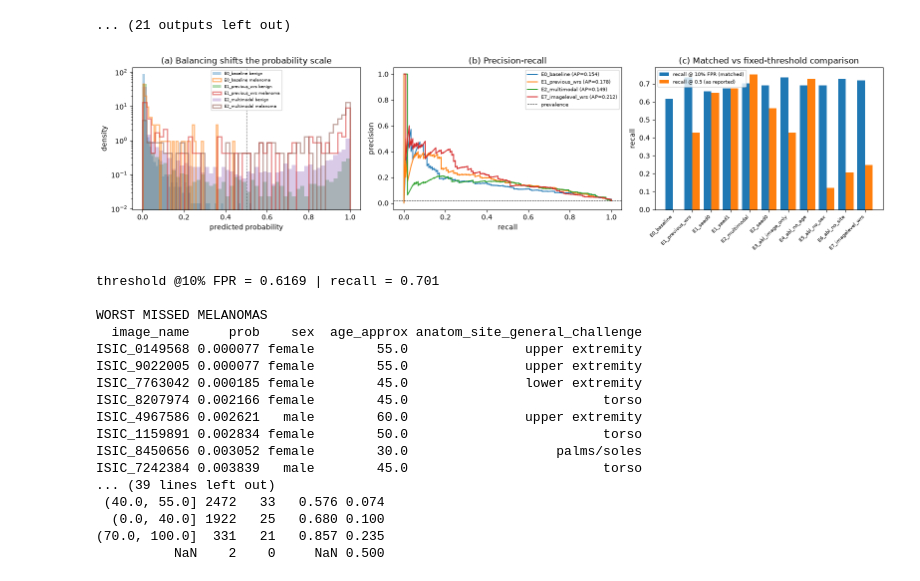
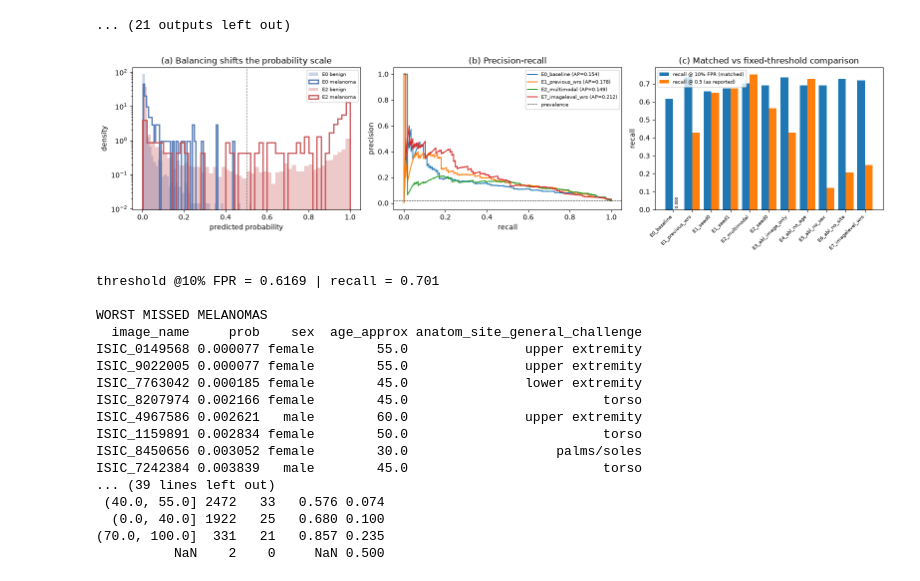
Before and after one commit to dskarthik123/Melanoma-Classification-Karthik, a Jupyter notebook: Melanoma-Classification-Karthik.ipynb, the cells around one changed output. Saved outputs shown, nothing was run; the diff lists cells and outputs as text; code cells hidden in the pictures.

Commit message:
improved the calibration figure readability, annotate zero-recall bar

```diff
--- a/Melanoma-Classification-Karthik.ipynb
+++ b/Melanoma-Classification-Karthik.ipynb
@@ -271,42 +271,47 @@ Warning: You are sending unauthenticated requests to the HF Hub. Please set a HF
 {"epoch": 1, "train_loss": 0.07024382837783154, "roc_auc": 0.8889460002363228, "pr_auc": 0.15348613494424015, "recall": 0.4188034188034188, "secs": 133.6}
 {"epoch": 2, "train_loss": 0.039492243986730326, "roc_auc": 0.8769926608636285, "pr_auc": 0.16219745209868738, "recall": 0.4358974358974359, "secs": 132.5}
 ... (21 outputs left out)
-# %%
-fig, ax = plt.subplots(1, 3, figsize=(16, 4.2))
-sel = ["E0_baseline", "E1_previous_wrs", "E2_multimodal"]
-
-# (a) where the probability mass actually sits
-for i, k in enumerate(sel):
-    z = preds[k]; y, p = z["y"], z["p"]
-    ax[0].hist(p[y==0], bins=50, alpha=.35, density=True, label=f"{k} benign")
-    ax[0].hist(p[y==1], bins=50, alpha=.55, density=True, histtype="step",
-               lw=1.8, label=f"{k} melanoma")
-ax[0].axvline(.5, color="k", ls=":", lw=.8)
-ax[0].set(xlabel="predicted probability", ylabel="density", yscale="log",
-          title="(a) Balancing shifts the probability scale")
-ax[0].legend(fontsize=6)
-
-# (b) PR curves — the honest view at 1.76% prevalence
-for k in sel + ["E7_imagelevel_wrs"]:
-    z = preds[k]; pr, rc, _ = precision_recall_curve(z["y"], z["p"])
-    ax[1].plot(rc, pr, lw=1.4, label=f"{k} (AP={auc(rc,pr):.3f})")
-ax[1].axhline(0.0176, color="k", ls="--", lw=.7, label="prevalence")
-ax[1].set(xlabel="recall", ylabel="precision", title="(b) Precision-recall")
-ax[1].legend(fontsize=7)
-
-# (c) the confound, quantified
-m = matched.set_index("exp")
-x = np.arange(len(m))
-ax[2].bar(x-0.2, m["recall@10%FPR"], .4, label="recall @ 10% FPR (matched)")
-ax[2].bar(x+0.2, m["recall@0.5thr"], .4, label="recall @ 0.5 (as reported)")
-ax[2].set_xticks(x); ax[2].set_xticklabels(m.index, rotation=45, ha="right", fontsize=7)
-ax[2].set(ylabel="recall", title="(c) Matched vs fixed-threshold comparison")
-ax[2].legend(fontsize=7)
-
-plt.tight_layout(); plt.savefig(ROOT/"results/fig3_calibration.png", dpi=200, bbox_inches="tight")
-plt.show()
-# %% [output]
-[figure, removed]
+# %%
+plt.close("all")
+fig, ax = plt.subplots(1, 3, figsize=(16, 4.2))
+
+# (a) where the probability mass sits — two models only, for readability
+for k, c in [("E0_baseline", "#4C72B0"), ("E2_multimodal", "#C44E52")]:
+    z = preds[k]; y, p = z["y"], z["p"]
+    ax[0].hist(p[y==0], bins=50, alpha=.30, density=True, color=c,
+               label=f"{k.split('_')[0]} benign")
+    ax[0].hist(p[y==1], bins=50, density=True, histtype="step", lw=1.8, color=c,
+               label=f"{k.split('_')[0]} melanoma")
+ax[0].axvline(.5, color="k", ls=":", lw=.8)
+ax[0].set(xlabel="predicted probability", ylabel="density", yscale="log",
+          title="(a) Balancing shifts the probability scale")
+ax[0].legend(fontsize=7)
+
+# (b) PR curves — the honest view at 1.76% prevalence
+for k in ["E0_baseline", "E1_previous_wrs", "E2_multimodal", "E7_imagelevel_wrs"]:
+    z = preds[k]; pr, rc, _ = precision_recall_curve(z["y"], z["p"])
+    ax[1].plot(rc, pr, lw=1.4, label=f"{k} (AP={auc(rc,pr):.3f})")
+ax[1].axhline(0.0176, color="k", ls="--", lw=.7, label="prevalence")
+ax[1].set(xlabel="recall", ylabel="precision", title="(b) Precision-recall")
+ax[1].legend(fontsize=7)
+
+# (c) the confound, quantified
+m = matched.set_index("exp")
+x = np.arange(len(m))
+ax[2].bar(x-0.2, m["recall@10%FPR"], .4, label="recall @ 10% FPR (matched)")
+ax[2].bar(x+0.2, m["recall@0.5thr"], .4, label="recall @ 0.5 (as reported)")
+for i, v in enumerate(m["recall@0.5thr"]):
+    if v == 0:
+        ax[2].text(i+0.2, 0.01, "0.000", ha="center", fontsize=6, rotation=90)
+ax[2].set_xticks(x); ax[2].set_xticklabels(m.index, rotation=45, ha="right", fontsize=7)
+ax[2].set(ylabel="recall", title="(c) Matched vs fixed-threshold comparison")
+ax[2].legend(fontsize=7)
+
+plt.tight_layout()
+plt.savefig(ROOT/"results/fig3_calibration.png", dpi=200, bbox_inches="tight")
+plt.show()
+# %% [output]
+[figure, added]
 # %%
 pd.set_option("display.max_rows", None)
 
```
Also changed, not shown: 1 other file.
